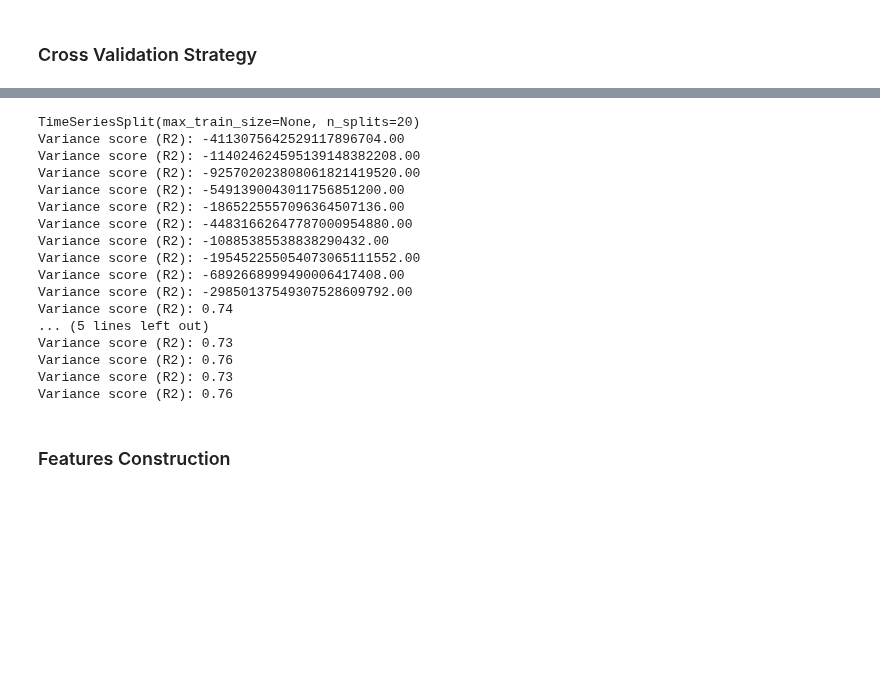
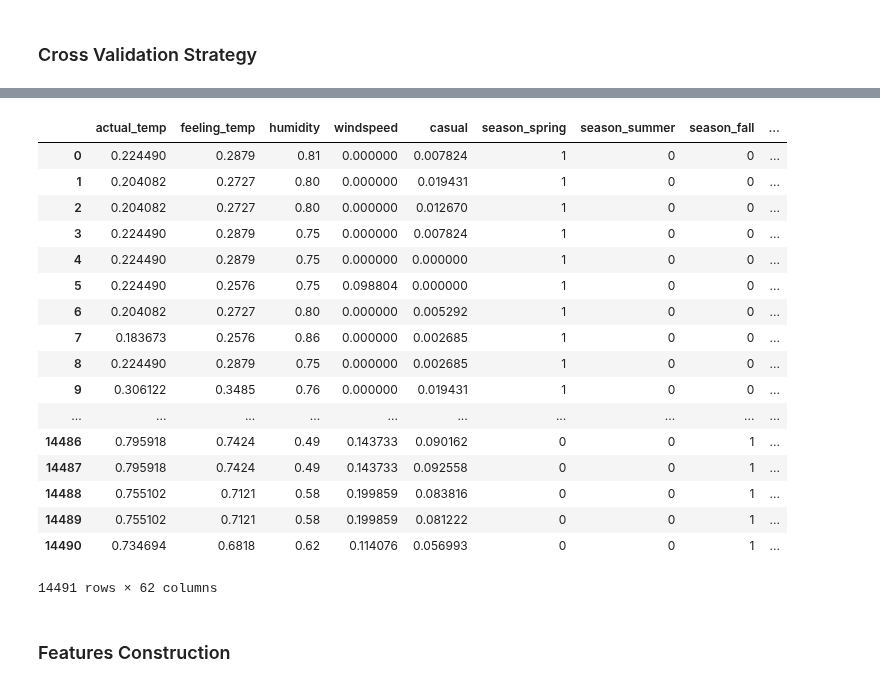
Before and after one commit to stsentemeidis/Bike_Sharing_Washington, a Jupyter notebook: MASTER.ipynb, the cells around one changed output, grey strips where cells are left out. Drawn from its saved outputs; the diff is of its cells as text; code cells hidden in the pictures; blank space fills up the shorter version.

```diff
--- a/MASTER.ipynb
+++ b/MASTER.ipynb
@@ -1337,32 +1271,36 @@ R2 on fold 20:  0.885877028422418
 # %%
-tscv = TimeSeriesSplit(n_splits=20)
-print(tscv)
+def cross_val_ts(X_train, y_train, n_splits):
+    tscv = TimeSeriesSplit(n_splits=n_splits)
+    print(tscv)
 
-for train_index, test_index in tscv.split(X):
-    X_train, X_test = X.iloc[train_index], X.iloc[test_index]
-    y_train, y_test = y.iloc[train_index], y.iloc[test_index]
-    lm = linear_model.LinearRegression()
-    lm.fit(X_train, y_train)
-    y_pred = lm.predict(X_test)
-    print('Variance score (R2): {:.2f}'.format(r2_score(y_test, y_pred)))
+    for train_index, test_index in tscv.split(X_train):
+        X_train_cv, X_test_cv = X_train.iloc[train_index], X_train.iloc[test_index]
+        y_train_cv, y_test_cv = y_train.iloc[train_index], y_train.iloc[test_index]
+        lm = linear_model.LinearRegression()
+        lm.fit(X_train_cv, y_train_cv)
+        y_pred_cv = lm.predict(X_test_cv)
+        print('Variance score (R2): {:.2f}'.format(r2_score(y_test_cv, y_pred_cv)))
-# %% [output]
-TimeSeriesSplit(max_train_size=None, n_splits=20)
-Variance score (R2): -4113075642529117896704.00
-Variance score (R2): -114024624595139148382208.00
-Variance score (R2): -925702023808061821419520.00
-Variance score (R2): -5491390043011756851200.00
-Variance score (R2): -1865225557096364507136.00
-Variance score (R2): -44831662647787000954880.00
-Variance score (R2): -10885385538838290432.00
-Variance score (R2): -195452255054073065111552.00
-Variance score (R2): -6892668999490006417408.00
-Variance score (R2): -29850137549307528609792.00
-Variance score (R2): 0.74
-... (5 lines left out)
-Variance score (R2): 0.73
-Variance score (R2): 0.76
-Variance score (R2): 0.73
-Variance score (R2): 0.76
+# %%
+X_train
+# %% [output]
+|  | actual_temp | feeling_temp | humidity | windspeed | casual | season_spring | season_summer | season_fall | ... |
+| 0 | 0.224490 | 0.2879 | 0.81 | 0.000000 | 0.007824 | 1 | 0 | 0 | ... |
+| 1 | 0.204082 | 0.2727 | 0.80 | 0.000000 | 0.019431 | 1 | 0 | 0 | ... |
+| 2 | 0.204082 | 0.2727 | 0.80 | 0.000000 | 0.012670 | 1 | 0 | 0 | ... |
+| 3 | 0.224490 | 0.2879 | 0.75 | 0.000000 | 0.007824 | 1 | 0 | 0 | ... |
+| 4 | 0.224490 | 0.2879 | 0.75 | 0.000000 | 0.000000 | 1 | 0 | 0 | ... |
+| 5 | 0.224490 | 0.2576 | 0.75 | 0.098804 | 0.000000 | 1 | 0 | 0 | ... |
+| 6 | 0.204082 | 0.2727 | 0.80 | 0.000000 | 0.005292 | 1 | 0 | 0 | ... |
+| 7 | 0.183673 | 0.2576 | 0.86 | 0.000000 | 0.002685 | 1 | 0 | 0 | ... |
+| 8 | 0.224490 | 0.2879 | 0.75 | 0.000000 | 0.002685 | 1 | 0 | 0 | ... |
+| 9 | 0.306122 | 0.3485 | 0.76 | 0.000000 | 0.019431 | 1 | 0 | 0 | ... |
+| ... | ... | ... | ... | ... | ... | ... | ... | ... | ... |
+| 14486 | 0.795918 | 0.7424 | 0.49 | 0.143733 | 0.090162 | 0 | 0 | 1 | ... |
+| 14487 | 0.795918 | 0.7424 | 0.49 | 0.143733 | 0.092558 | 0 | 0 | 1 | ... |
+| 14488 | 0.755102 | 0.7121 | 0.58 | 0.199859 | 0.083816 | 0 | 0 | 1 | ... |
+| 14489 | 0.755102 | 0.7121 | 0.58 | 0.199859 | 0.081222 | 0 | 0 | 1 | ... |
+| 14490 | 0.734694 | 0.6818 | 0.62 | 0.114076 | 0.056993 | 0 | 0 | 1 | ... |
+14491 rows × 62 columns
 # %% [markdown]
 ### Features Construction
 # %% [markdown]
```
Also changed, not shown: parts of 57 cells of this notebook.
